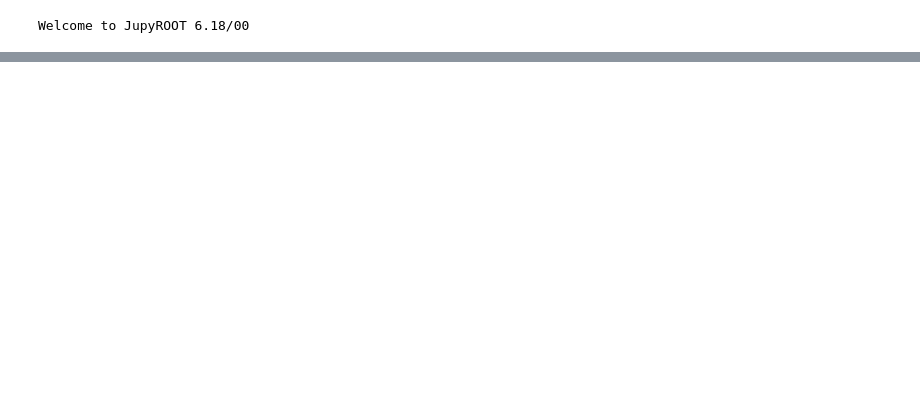
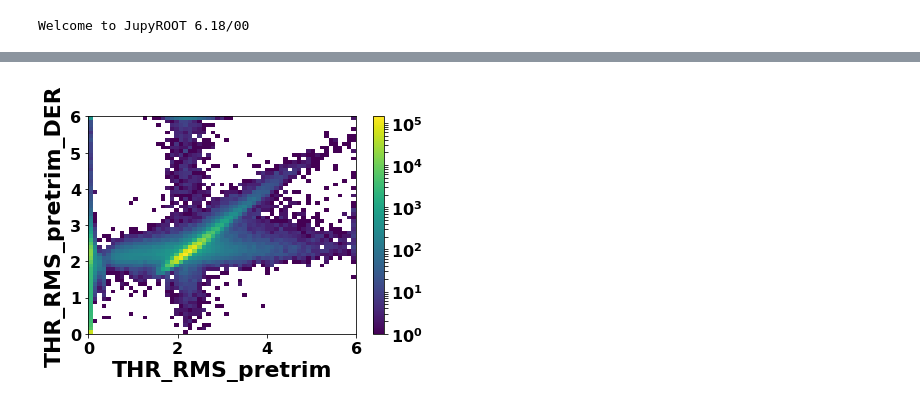
Before and after one commit to jennetd/OT, a Jupyter notebook: plot-collection-der.ipynb, the cells around one changed output, grey strips where cells are left out. Drawn from its saved outputs; the diff is of its cells as text; code cells hidden in the pictures; blank space fills up the shorter version.

```diff
--- a/plot-collection-der.ipynb
+++ b/plot-collection-der.ipynb
@@ -272,0 +78,9 @@ for c in cols:
+# %%
+x="THR_RMS_pretrim"; y="THR_RMS_pretrim_DER"
+
+xbounds = [0,6]
+ybounds = [0,6]
+
+draw_plot(x,y,xbounds,ybounds)
+# %% [output]
+[figure, added]
```
Also changed, not shown: parts of 19 cells of this notebook, 9 other files.
